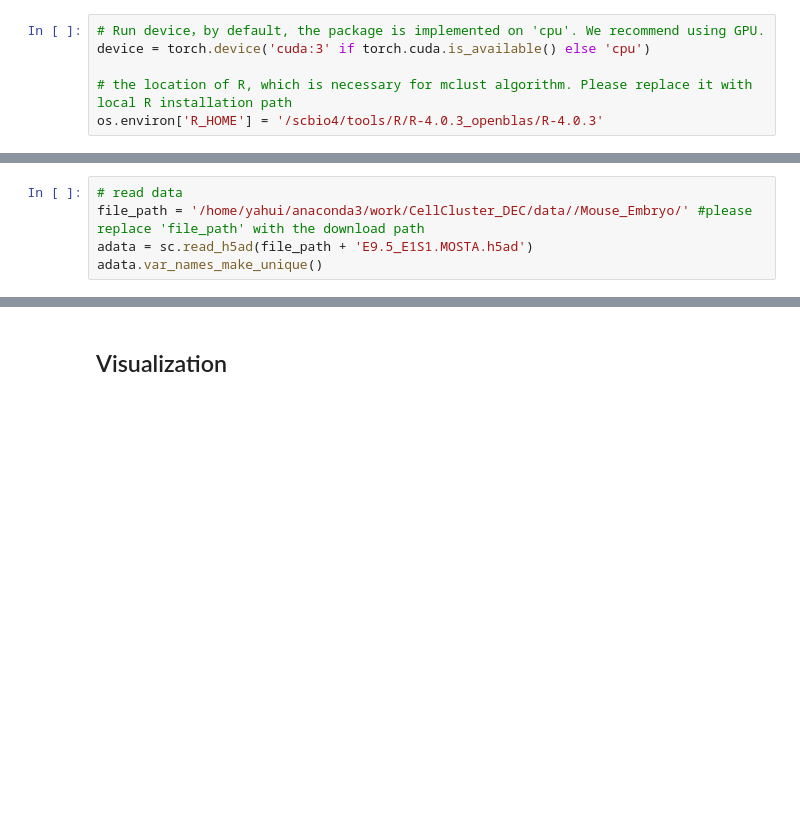
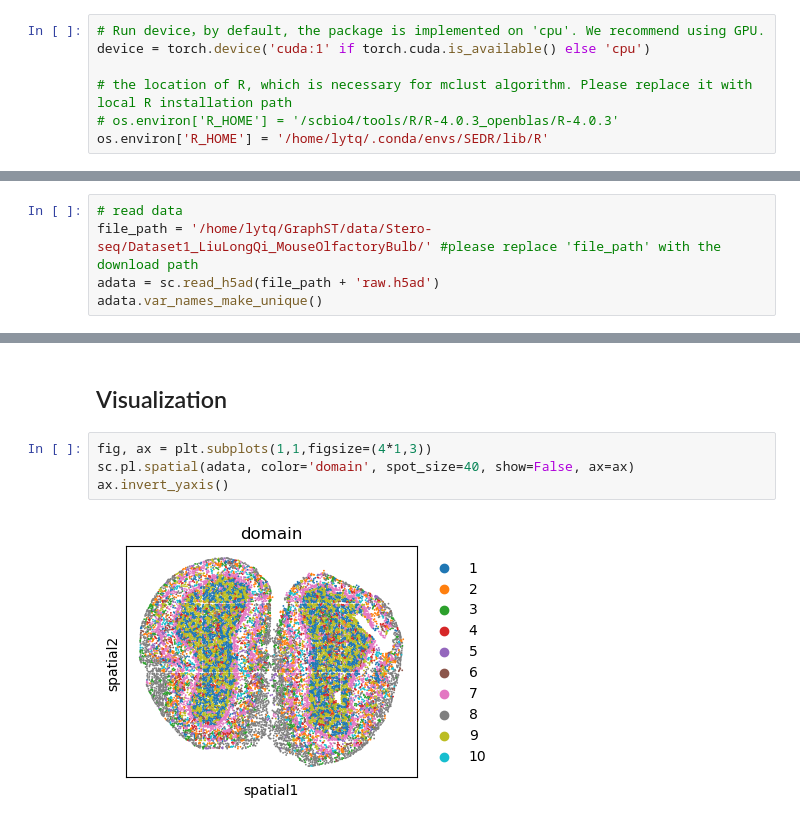
Before and after one commit to toan-ly/GraphST, a Jupyter notebook: notebooks/docs/source/Tutorial 3_Stereo-seq.ipynb, the cells around one changed output, grey strips where cells are left out. Cells and saved outputs as stored; diff of their text form; blank space fills up the shorter version.

```diff
--- a/notebooks/docs/source/Tutorial 3_Stereo-seq.ipynb
+++ b/notebooks/docs/source/Tutorial 3_Stereo-seq.ipynb
@@ -17,9 +18,10 @@ from GraphST import GraphST
 dataset = 'Mouse_Embryo'
 # %%
 # Run device，by default, the package is implemented on 'cpu'. We recommend using GPU.
-device = torch.device('cuda:3' if torch.cuda.is_available() else 'cpu')
+device = torch.device('cuda:1' if torch.cuda.is_available() else 'cpu')
 
 # the location of R, which is necessary for mclust algorithm. Please replace it with local R installation path
-os.environ['R_HOME'] = '/scbio4/tools/R/R-4.0.3_openblas/R-4.0.3'
+# os.environ['R_HOME'] = '/scbio4/tools/R/R-4.0.3_openblas/R-4.0.3'
+os.environ['R_HOME'] = '/home/lytq/.conda/envs/SEDR/lib/R'
 # %%
 # the number of clusters
@@ -28,8 +30,8 @@ n_clusters = 22
 ## Reading data
 # %%
 # read data
-file_path = '/home/yahui/anaconda3/work/CellCluster_DEC/data//Mouse_Embryo/' #please replace 'file_path' with the download path
-adata = sc.read_h5ad(file_path + 'E9.5_E1S1.MOSTA.h5ad')
+file_path = '/home/lytq/GraphST/data/Stero-seq/Dataset1_LiuLongQi_MouseOlfactoryBulb/' #please replace 'file_path' with the download path
+adata = sc.read_h5ad(file_path + 'raw.h5ad')
 adata.var_names_make_unique()
 # %% [markdown]
 ## Implementing GraphST for spatial clustering
@@ -73,2 +76,8 @@ fitting ...
 # %% [markdown]
 ## Visualization
+# %%
+fig, ax = plt.subplots(1,1,figsize=(4*1,3))
+sc.pl.spatial(adata, color='domain', spot_size=40, show=False, ax=ax)
+ax.invert_yaxis()
+# %% [output]
+[figure, added]
```
Also changed, not shown: parts of 6 cells of this notebook, 4 other files.
